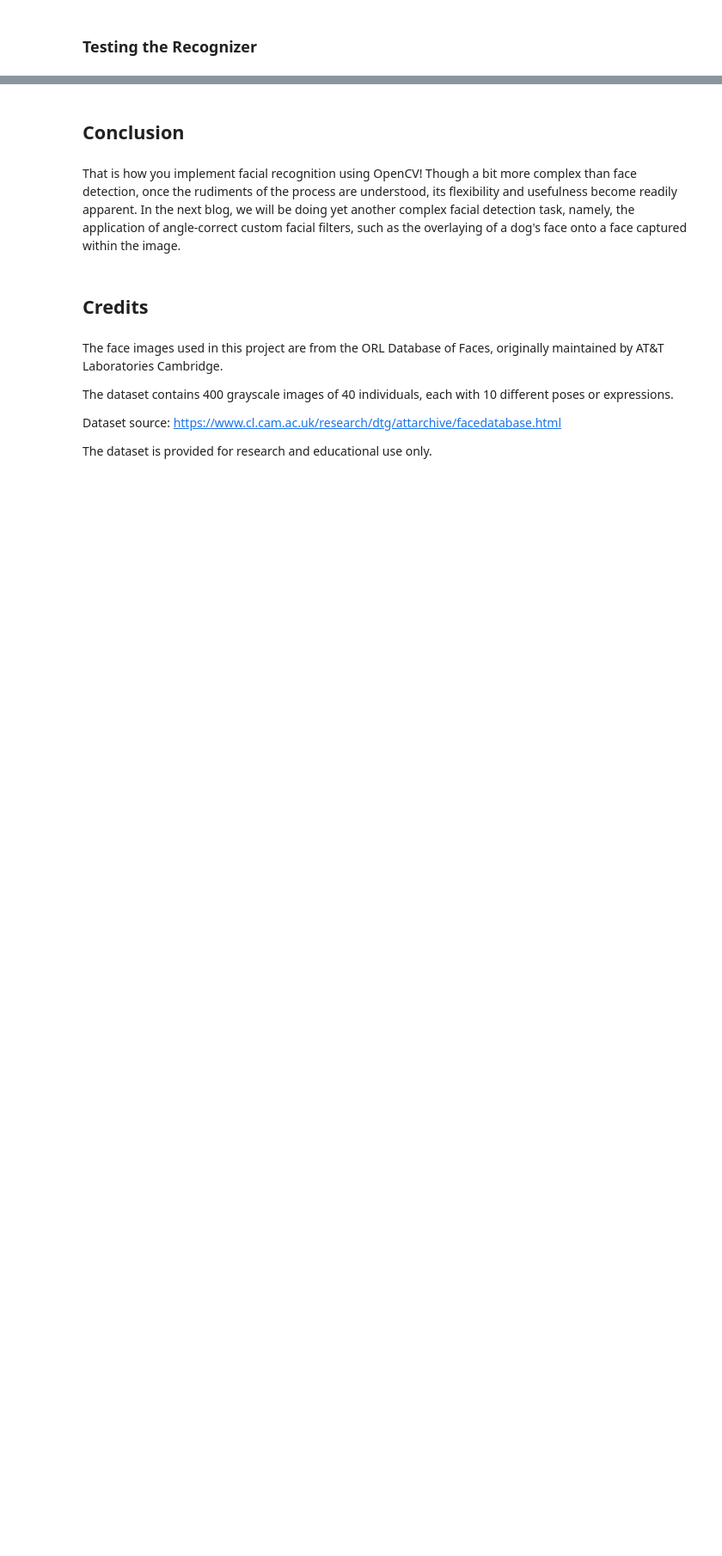
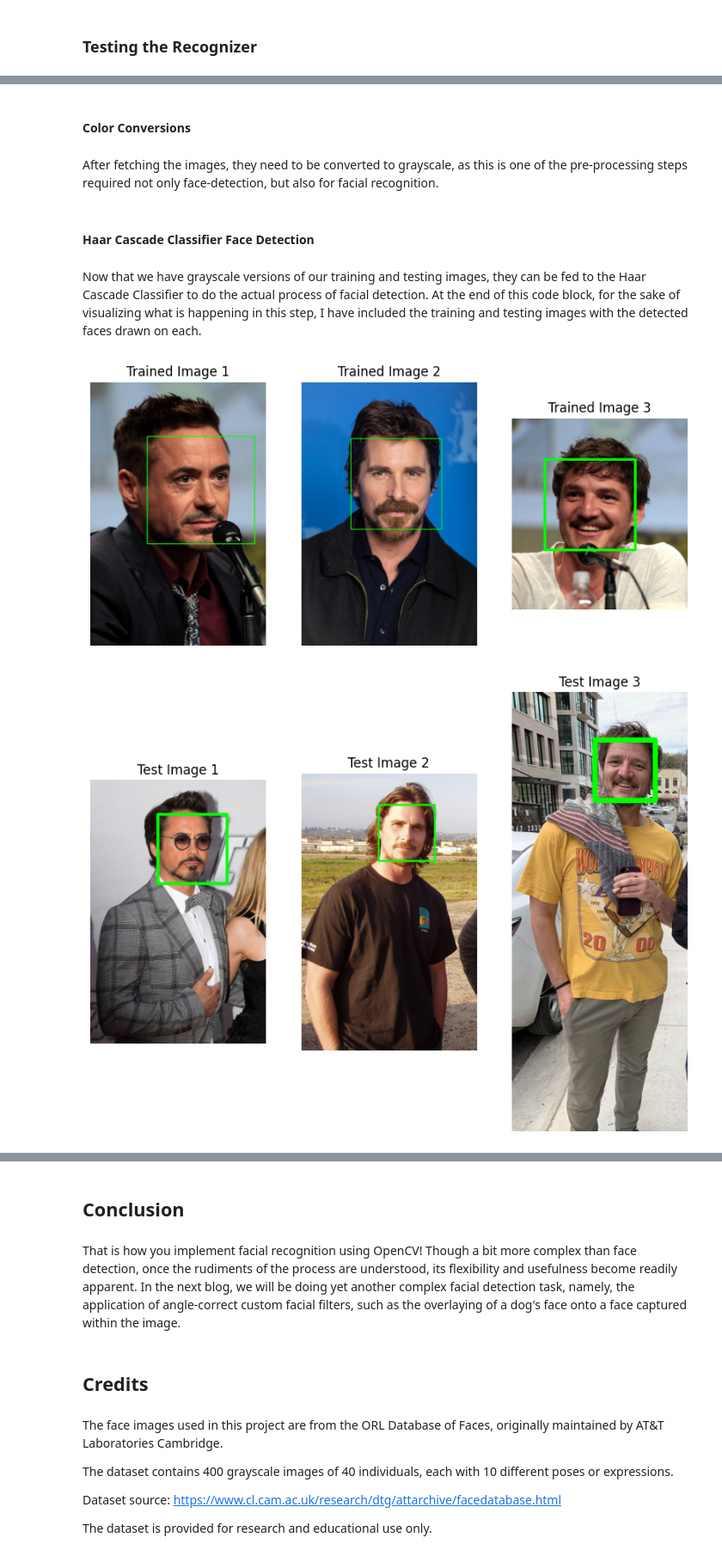
Before and after one commit to SoftwareSushi/opencv-blog, a Jupyter notebook: notebooks/opencv_face_detection/face_recognition.ipynb, the cells around one changed output, grey strips where cells are left out. Shown at 86% size. Saved outputs shown, nothing was run; the diff lists cells and outputs as text; code cells hidden in the pictures; blank space fills up the shorter version.

```diff
--- a/notebooks/opencv_face_detection/face_recognition.ipynb
+++ b/notebooks/opencv_face_detection/face_recognition.ipynb
@@ -208,0 +386,76 @@ create_mpl_figure(15, 10, imgs, img_titles, color_maps=["gray"])
+# %% [markdown]
+#### Color Conversions
+# %% [markdown]
+After fetching the images, they need to be converted to grayscale, as this is one of the pre-processing steps required not only face-detection, but also for facial recognition.
+# %%
+# Creating lists to contain grayscale instances of training and testing images
+train_grayscale = []
+test_grayscale = []
+
+# Appending new grayscale images to the list
+for img in train_rgb_original:
+    gray_img = cv2.cvtColor(img, cv2.COLOR_RGB2GRAY)
+    train_grayscale.append(gray_img)
+
+for img in test_rgb_original:
+    gray_img = cv2.cvtColor(img, cv2.COLOR_RGB2GRAY)
+    test_grayscale.append(gray_img)
+# %% [markdown]
+#### Haar Cascade Classifier Face Detection
+# %% [markdown]
+Now that we have grayscale versions of our training and testing images, they can be fed to the Haar Cascade Classifier to do the actual process of facial detection. At the end of this code block, for the sake of visualizing what is happening in this step, I have included the training and testing images with the detected faces drawn on each.
+# %%
+# Creating lists to contain the facial dimensions of the training and testing image sets
+# Creating copies of training and testing images to draw detected faces on for visualization
+train_dimensions = []
+test_dimensions = []
+train_rgb_edit = train_rgb_original.copy()
+test_rgb_edit = test_rgb_original.copy()
+example_images = []
+example_dimensions = []
+
+# Preparing the HCC for facial detection
+frontal_face_cascade = cv2.CascadeClassifier(cv2.data.haarcascades + 'haarcascade_frontalface_default.xml')
+
+# Detecting faces (if any) on all training and testing images, storing dimensions of each face
+for i, img in enumerate(train_grayscale):
+    if i == 0 or i == 9 or i == 18:
+        bounding_box_dimensions = frontal_face_cascade.detectMultiScale(img, scaleFactor=1.2, minNeighbors=8)
+        train_dimensions.append(bounding_box_dimensions)
+        example_dimensions.append(bounding_box_dimensions)
+    else:
+        bounding_box_dimensions = frontal_face_cascade.detectMultiScale(img, scaleFactor=1.2, minNeighbors=8)
+        train_dimensions.append(bounding_box_dimensions)
+
+for img in test_grayscale:
+    bounding_box_dimensions = frontal_face_cascade.detectMultiScale(img, scaleFactor=1.2, minNeighbors=10)
+    test_dimensions.append(bounding_box_dimensions)
+
+# Drawing the detected faces bounding boxes on testing and training images
+# Though irritating, the differing bounding box widths are due to image resolution,
+# So aside from changing on a case by case basis, each of them will have different widths
+for i, img in enumerate(train_rgb_edit):
+    if i == 0 or i == 9 or i == 18:
+        example_images.append(img)
+    for (x, y, w, h) in train_dimensions[i]:
+        cv2.rectangle(img, (x, y), (x+w, y+h), (0, 255, 0), 10)
+
+for i, img in enumerate(test_rgb_edit):
+    for (x, y, w, h) in test_dimensions[i]:
+        cv2.rectangle(img, (x, y), (x+w, y+h), (0, 255, 0), 10)
+
+# Creating lists of titles for displaying training and testing images with bounding boxes drawn
+example_trained_titles = []
+example_tested_titles = []
+
+for i in range(len(example_images)):
+    example_trained_titles.append(f'Trained Image {i+1}')
+
+for i in range(len(test_rgb_edit)):
+    example_tested_titles.append(f'Test Image {i+1}')
+
+create_mpl_figure(10, 10, example_images, example_trained_titles)
+create_mpl_figure(10, 10, test_rgb_edit, example_tested_titles)
+# %% [output]
+[figure, added]
+[figure, added]
```
Also changed, not shown: parts of 28 cells of this notebook, 6 other files.
